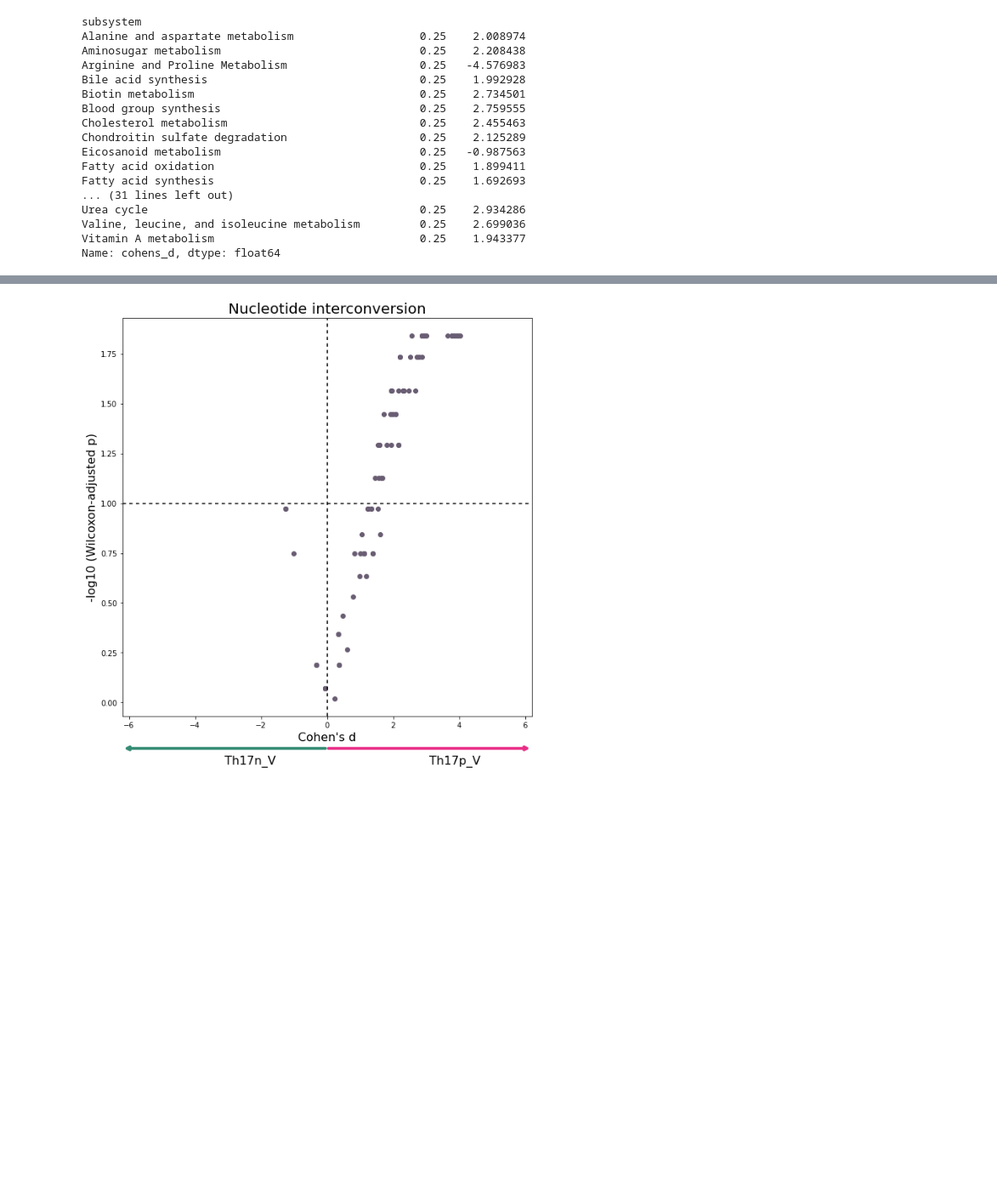
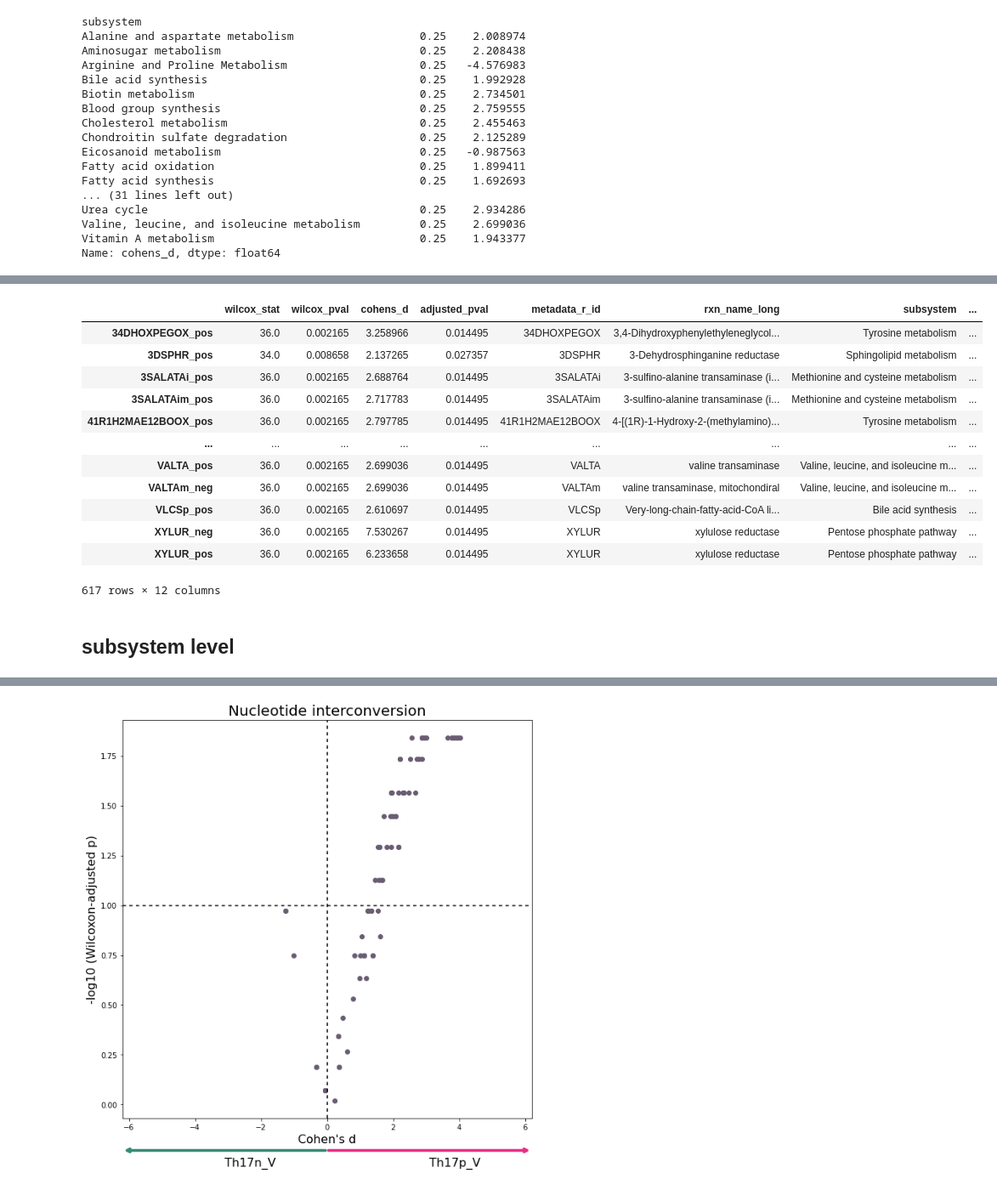
Before and after one commit to z2e2/metabolic_analysis, a Jupyter notebook: 2_compass_comparison.ipynb, the cells around one changed output, grey strips where cells are left out. Shown: that part at 85% size. Cells and saved outputs as stored; diff of their text form; code cells hidden in the pictures; blank space fills up the shorter version.

```diff
--- a/2_compass_comparison.ipynb
+++ b/2_compass_comparison.ipynb
@@ -206,0 +256,19 @@ Name: cohens_d, dtype: float64
+# %%
+sig_data = data[data['adjusted_pval'] < 0.05]
+sig_data
+# %% [output]
+|  | wilcox_stat | wilcox_pval | cohens_d | adjusted_pval | metadata_r_id | rxn_name_long | subsystem | ... |
+| 34DHOXPEGOX_pos | 36.0 | 0.002165 | 3.258966 | 0.014495 | 34DHOXPEGOX | 3,4-Dihydroxyphenylethyleneglycol... | Tyrosine metabolism | ... |
+| 3DSPHR_pos | 34.0 | 0.008658 | 2.137265 | 0.027357 | 3DSPHR | 3-Dehydrosphinganine reductase | Sphingolipid metabolism | ... |
+| 3SALATAi_pos | 36.0 | 0.002165 | 2.688764 | 0.014495 | 3SALATAi | 3-sulfino-alanine transaminase (i... | Methionine and cysteine metabolism | ... |
+| 3SALATAim_pos | 36.0 | 0.002165 | 2.717783 | 0.014495 | 3SALATAim | 3-sulfino-alanine transaminase (i... | Methionine and cysteine metabolism | ... |
+| 41R1H2MAE12BOOX_pos | 36.0 | 0.002165 | 2.797785 | 0.014495 | 41R1H2MAE12BOOX | 4-[(1R)-1-Hydroxy-2-(methylamino)... | Tyrosine metabolism | ... |
+| ... | ... | ... | ... | ... | ... | ... | ... | ... |
+| VALTA_pos | 36.0 | 0.002165 | 2.699036 | 0.014495 | VALTA | valine transaminase | Valine, leucine, and isoleucine m... | ... |
+| VALTAm_neg | 36.0 | 0.002165 | 2.699036 | 0.014495 | VALTAm | valine transaminase, mitochondiral | Valine, leucine, and isoleucine m... | ... |
+| VLCSp_pos | 36.0 | 0.002165 | 2.610697 | 0.014495 | VLCSp | Very-long-chain-fatty-acid-CoA li... | Bile acid synthesis | ... |
+| XYLUR_neg | 36.0 | 0.002165 | 7.530267 | 0.014495 | XYLUR | xylulose reductase | Pentose phosphate pathway | ... |
+| XYLUR_pos | 36.0 | 0.002165 | 6.233658 | 0.014495 | XYLUR | xylulose reductase | Pentose phosphate pathway | ... |
+617 rows × 12 columns
+# %% [markdown]
+## subsystem level
```
Also changed, not shown: parts of 31 cells of this notebook.
